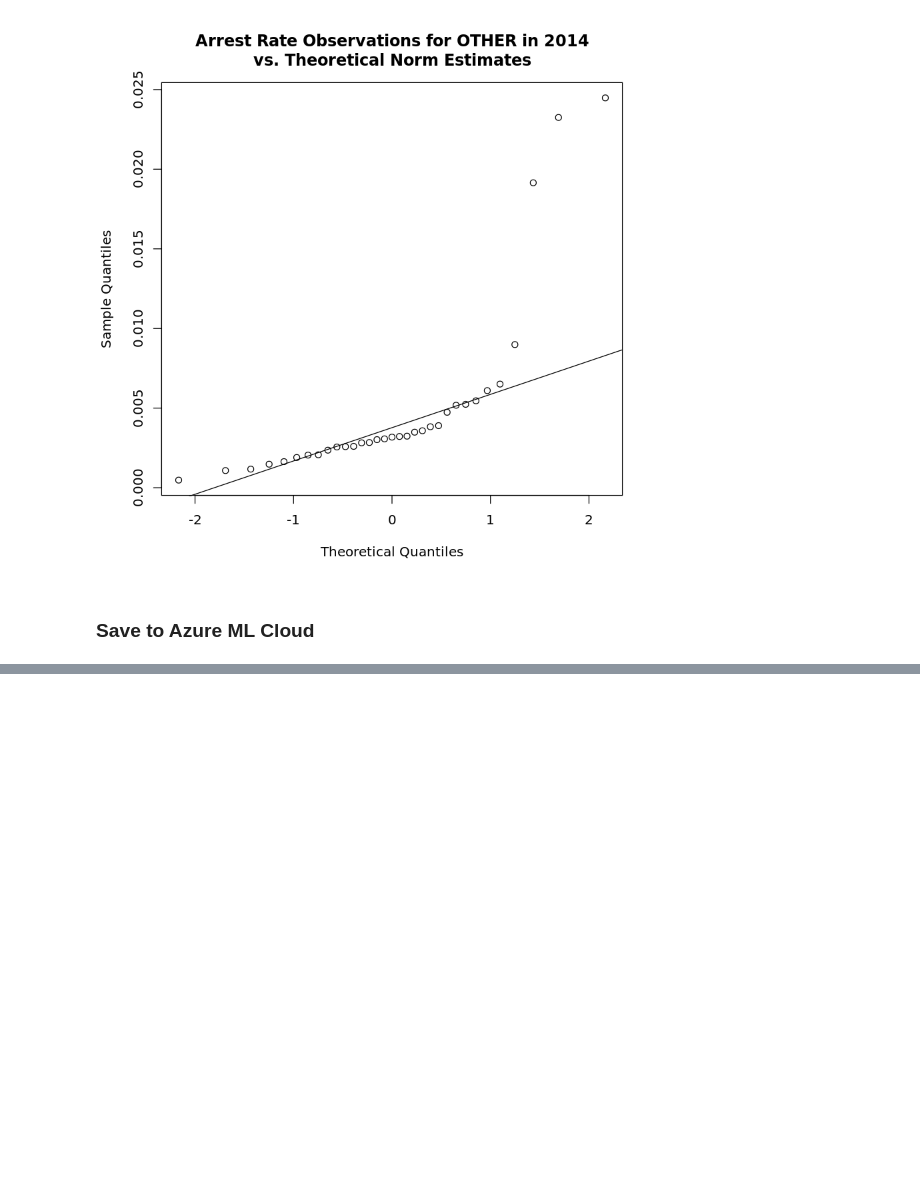
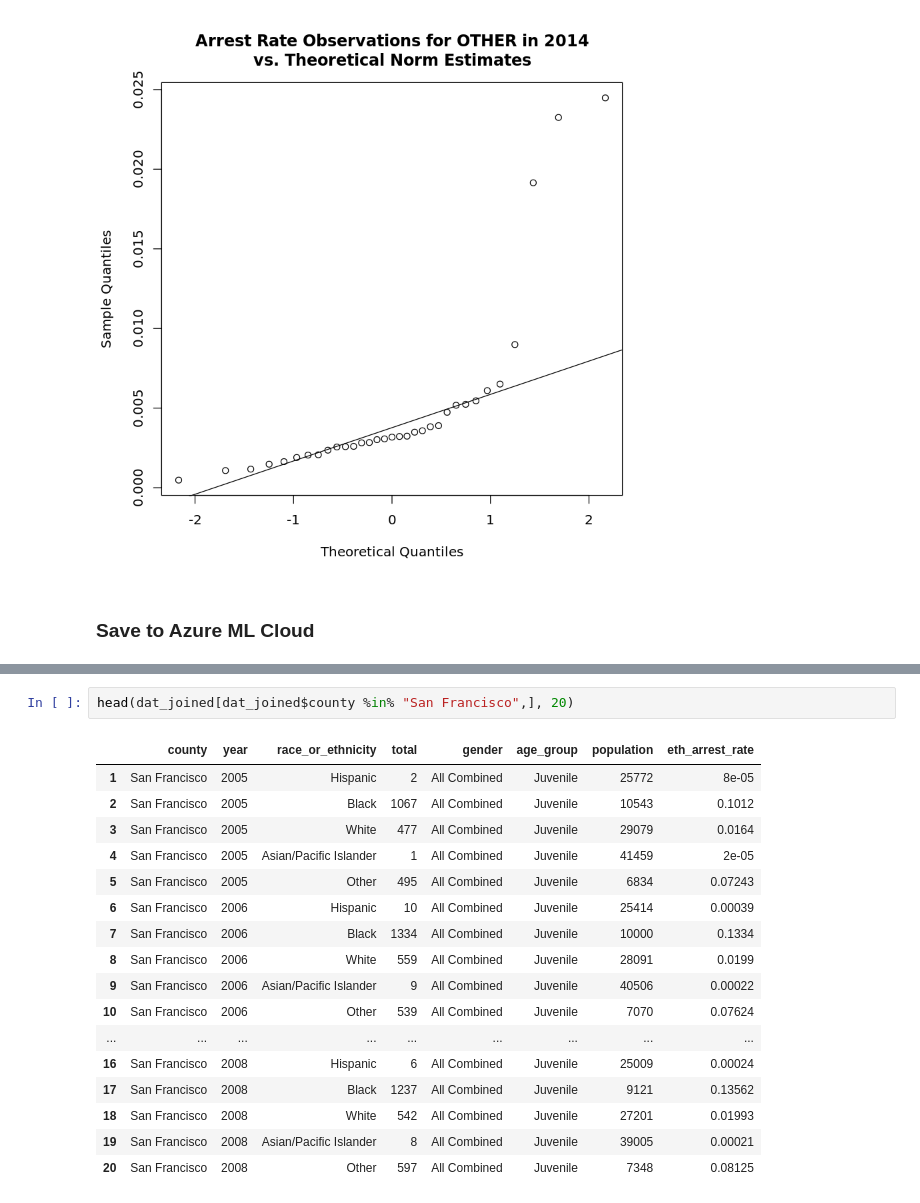
Before and after one commit to sfbrigade/CA_DOJ_OpenJustice, a Jupyter notebook: ethnic_enforcement_outliers.ipynb, the cells around one changed output, grey strips where cells are left out. Cells and saved outputs as stored; diff of their text form; blank space fills up the shorter version.

```diff
--- a/ethnic_enforcement_outliers.ipynb
+++ b/ethnic_enforcement_outliers.ipynb
@@ -529,0 +570,20 @@ write.csv(dat_stats, "juv-ethnic-arrests_outliers_2005-2014.csv", row.names = F)
+# %%
+head(dat_joined[dat_joined$county %in% "San Francisco",], 20)
+# %% [output]
+|  | county | year | race_or_ethnicity | total | gender | age_group | population | eth_arrest_rate |
+| 1 | San Francisco | 2005 | Hispanic | 2 | All Combined | Juvenile | 25772 | 8e-05 |
+| 2 | San Francisco | 2005 | Black | 1067 | All Combined | Juvenile | 10543 | 0.1012 |
+| 3 | San Francisco | 2005 | White | 477 | All Combined | Juvenile | 29079 | 0.0164 |
+| 4 | San Francisco | 2005 | Asian/Pacific Islander | 1 | All Combined | Juvenile | 41459 | 2e-05 |
+| 5 | San Francisco | 2005 | Other | 495 | All Combined | Juvenile | 6834 | 0.07243 |
+| 6 | San Francisco | 2006 | Hispanic | 10 | All Combined | Juvenile | 25414 | 0.00039 |
+| 7 | San Francisco | 2006 | Black | 1334 | All Combined | Juvenile | 10000 | 0.1334 |
+| 8 | San Francisco | 2006 | White | 559 | All Combined | Juvenile | 28091 | 0.0199 |
+| 9 | San Francisco | 2006 | Asian/Pacific Islander | 9 | All Combined | Juvenile | 40506 | 0.00022 |
+| 10 | San Francisco | 2006 | Other | 539 | All Combined | Juvenile | 7070 | 0.07624 |
+| ... | ... | ... | ... | ... | ... | ... | ... | ... |
+| 16 | San Francisco | 2008 | Hispanic | 6 | All Combined | Juvenile | 25009 | 0.00024 |
+| 17 | San Francisco | 2008 | Black | 1237 | All Combined | Juvenile | 9121 | 0.13562 |
+| 18 | San Francisco | 2008 | White | 542 | All Combined | Juvenile | 27201 | 0.01993 |
+| 19 | San Francisco | 2008 | Asian/Pacific Islander | 8 | All Combined | Juvenile | 39005 | 0.00021 |
+| 20 | San Francisco | 2008 | Other | 597 | All Combined | Juvenile | 7348 | 0.08125 |
```
Also changed, not shown: parts of 21 cells of this notebook, 1 other file.
